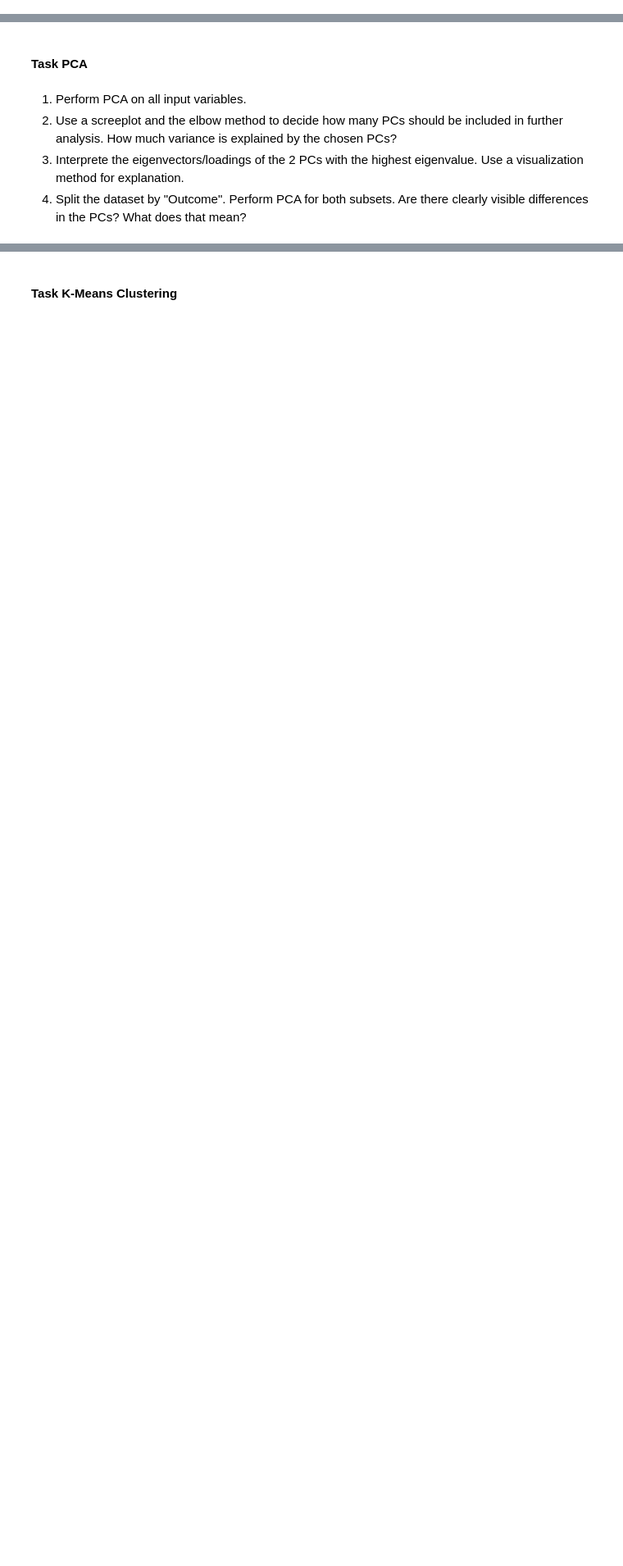
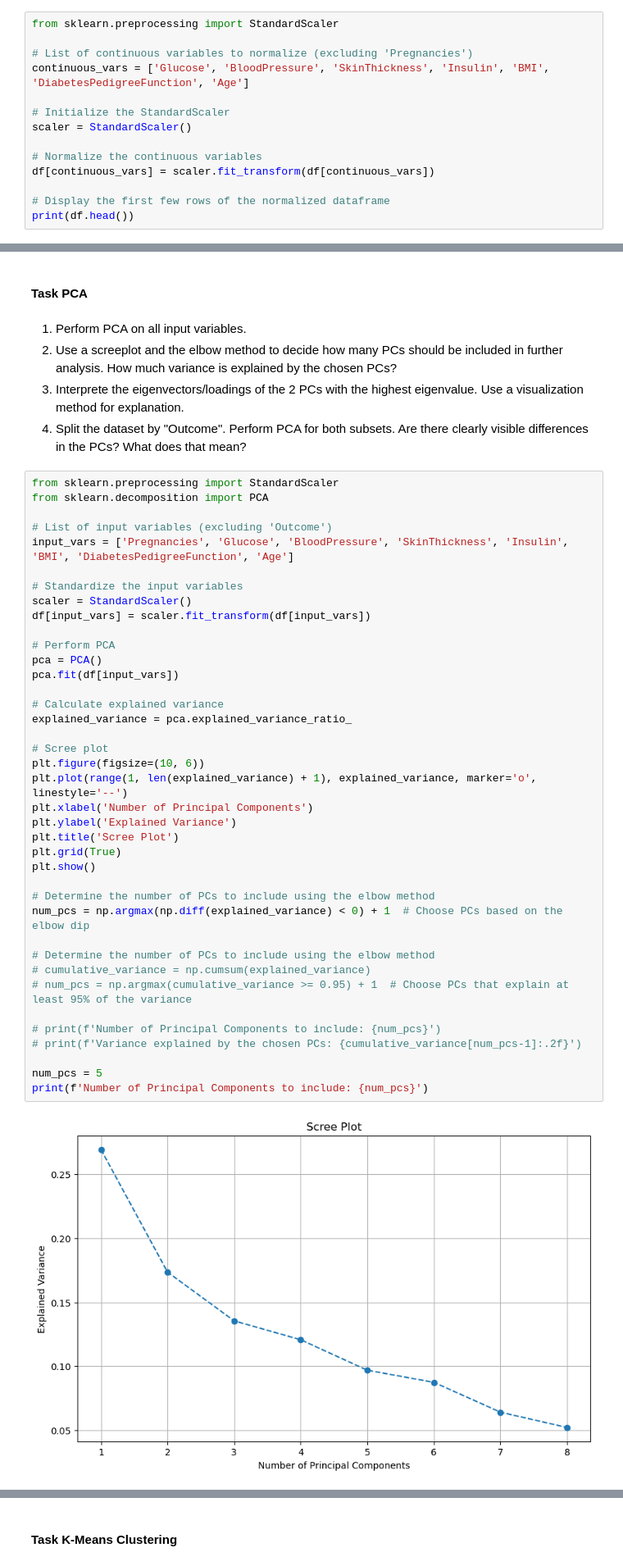
Before and after one commit to fyudris/Applied-Analytics, a Jupyter notebook: 02_Tuesday/session2afternoon.ipynb, the cells around one changed output, grey strips where cells are left out. Shown at 82% size. Saved outputs shown, nothing was run; the diff lists cells and outputs as text; blank space fills up the shorter version.

```diff
--- a/02_Tuesday/session2afternoon.ipynb
+++ b/02_Tuesday/session2afternoon.ipynb
@@ -29,0 +35,14 @@ It is generally a good practice to use the same normalization method for all con
+# %%
+from sklearn.preprocessing import StandardScaler
+
+# List of continuous variables to normalize (excluding 'Pregnancies')
+continuous_vars = ['Glucose', 'BloodPressure', 'SkinThickness', 'Insulin', 'BMI', 'DiabetesPedigreeFunction', 'Age']
+
+# Initialize the StandardScaler
+scaler = StandardScaler()
+
+# Normalize the continuous variables
+df[continuous_vars] = scaler.fit_transform(df[continuous_vars])
+
+# Display the first few rows of the normalized dataframe
+print(df.head())
@@ -34,3 +67,44 @@ It is generally a good practice to use the same normalization method for all con
 2) Use a screeplot and the elbow method to decide how many PCs should be included in further analysis. How much variance is explained by the chosen PCs?
 3) Interprete the eigenvectors/loadings of the 2 PCs with the highest eigenvalue. Use a visualization method for explanation.
 4) Split the dataset by "Outcome". Perform PCA for both subsets. Are there clearly visible differences in the PCs? What does that mean?
+# %%
+from sklearn.preprocessing import StandardScaler
+from sklearn.decomposition import PCA
+
+# List of input variables (excluding 'Outcome')
+input_vars = ['Pregnancies', 'Glucose', 'BloodPressure', 'SkinThickness', 'Insulin', 'BMI', 'DiabetesPedigreeFunction', 'Age']
+
+# Standardize the input variables
+scaler = StandardScaler()
+df[input_vars] = scaler.fit_transform(df[input_vars])
+
+# Perform PCA
+pca = PCA()
+pca.fit(df[input_vars])
+
+# Calculate explained variance
+explained_variance = pca.explained_variance_ratio_
+
+# Scree plot
+plt.figure(figsize=(10, 6))
+plt.plot(range(1, len(explained_variance) + 1), explained_variance, marker='o', linestyle='--')
+plt.xlabel('Number of Principal Components')
+plt.ylabel('Explained Variance')
+plt.title('Scree Plot')
+plt.grid(True)
+plt.show()
+
+# Determine the number of PCs to include using the elbow method
+num_pcs = np.argmax(np.diff(explained_variance) < 0) + 1  # Choose PCs based on the elbow dip
+
+# Determine the number of PCs to include using the elbow method
+# cumulative_variance = np.cumsum(explained_variance)
+# num_pcs = np.argmax(cumulative_variance >= 0.95) + 1  # Choose PCs that explain at least 95% of the variance
+
+# print(f'Number of Principal Components to include: {num_pcs}')
+# print(f'Variance explained by the chosen PCs: {cumulative_variance[num_pcs-1]:.2f}')
+
+num_pcs = 5
+print(f'Number of Principal Components to include: {num_pcs}')
+# %% [output]
+[figure, added]
```
Also changed, not shown: parts of 13 cells of this notebook.
